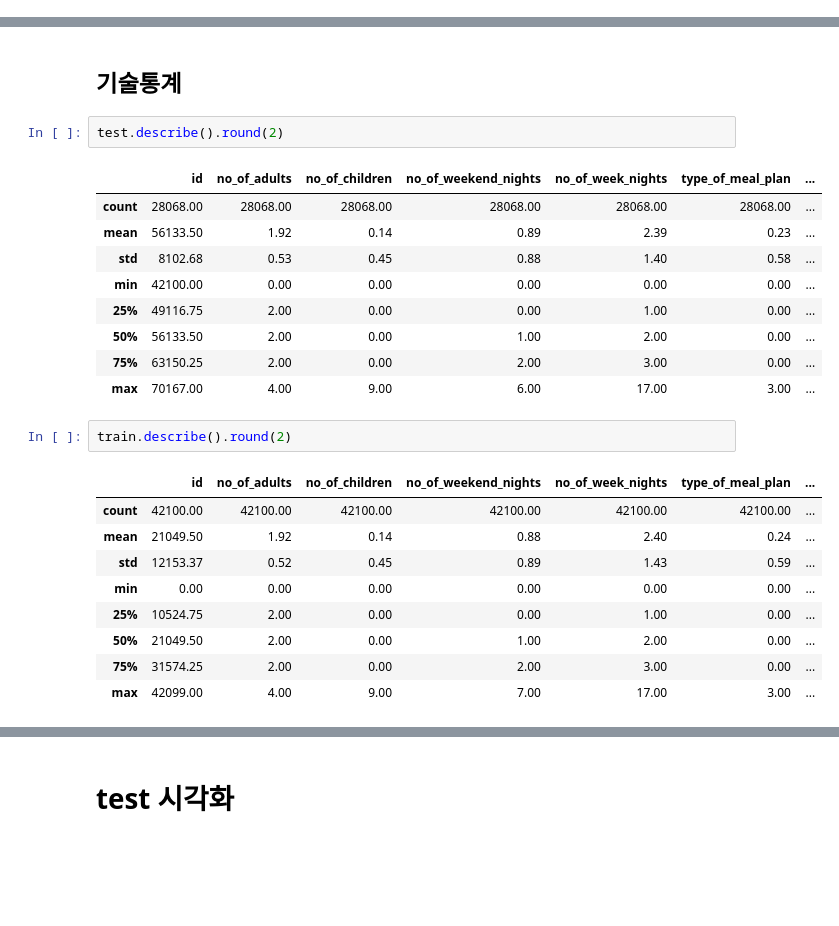
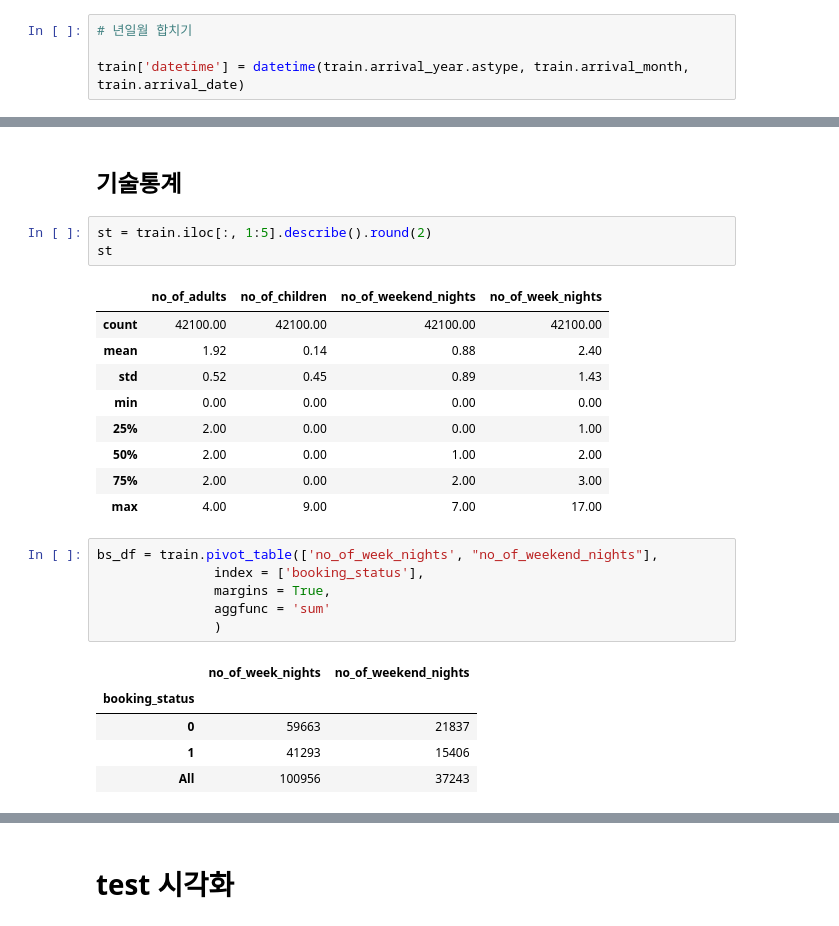
Before and after one commit to DataAnalysisProjectStudy-2023/Suhan, a Jupyter notebook: kaggle/230223/study.ipynb, the cells around one changed output, grey strips where cells are left out. Saved outputs shown, nothing was run; the diff lists cells and outputs as text; blank space fills up the shorter version.

```diff
--- a/kaggle/230223/study.ipynb
+++ b/kaggle/230223/study.ipynb
@@ -36,3 +29,7 @@ train.head()
 | 2 | 2 | 2 | 0 | 0 | 1 | 0 | ... |
 | 3 | 3 | 1 | 0 | 0 | 2 | 1 | ... |
 | 4 | 4 | 2 | 0 | 1 | 0 | 0 | ... |
+# %%
+# 년일월 합치기
+
+train['datetime'] = datetime(train.arrival_year.astype, train.arrival_month, train.arrival_date)
@@ -81,26 +111,27 @@ memory usage: 6.1 MB
 # %% [markdown]
 ## 기술통계
 # %%
-test.describe().round(2)
+st = train.iloc[:, 1:5].describe().round(2)
+st
 # %% [output]
-|  | id | no_of_adults | no_of_children | no_of_weekend_nights | no_of_week_nights | type_of_meal_plan | ... |
-| count | 28068.00 | 28068.00 | 28068.00 | 28068.00 | 28068.00 | 28068.00 | ... |
-| mean | 56133.50 | 1.92 | 0.14 | 0.89 | 2.39 | 0.23 | ... |
-| std | 8102.68 | 0.53 | 0.45 | 0.88 | 1.40 | 0.58 | ... |
-| min | 42100.00 | 0.00 | 0.00 | 0.00 | 0.00 | 0.00 | ... |
-| 25% | 49116.75 | 2.00 | 0.00 | 0.00 | 1.00 | 0.00 | ... |
-| 50% | 56133.50 | 2.00 | 0.00 | 1.00 | 2.00 | 0.00 | ... |
-| 75% | 63150.25 | 2.00 | 0.00 | 2.00 | 3.00 | 0.00 | ... |
-| max | 70167.00 | 4.00 | 9.00 | 6.00 | 17.00 | 3.00 | ... |
+|  | no_of_adults | no_of_children | no_of_weekend_nights | no_of_week_nights |
+| count | 42100.00 | 42100.00 | 42100.00 | 42100.00 |
+| mean | 1.92 | 0.14 | 0.88 | 2.40 |
+| std | 0.52 | 0.45 | 0.89 | 1.43 |
+| min | 0.00 | 0.00 | 0.00 | 0.00 |
+| 25% | 2.00 | 0.00 | 0.00 | 1.00 |
+| 50% | 2.00 | 0.00 | 1.00 | 2.00 |
+| 75% | 2.00 | 0.00 | 2.00 | 3.00 |
+| max | 4.00 | 9.00 | 7.00 | 17.00 |
-# %%
-train.describe().round(2)
-# %% [output]
-|  | id | no_of_adults | no_of_children | no_of_weekend_nights | no_of_week_nights | type_of_meal_plan | ... |
-| count | 42100.00 | 42100.00 | 42100.00 | 42100.00 | 42100.00 | 42100.00 | ... |
-| mean | 21049.50 | 1.92 | 0.14 | 0.88 | 2.40 | 0.24 | ... |
-| std | 12153.37 | 0.52 | 0.45 | 0.89 | 1.43 | 0.59 | ... |
-| min | 0.00 | 0.00 | 0.00 | 0.00 | 0.00 | 0.00 | ... |
-| 25% | 10524.75 | 2.00 | 0.00 | 0.00 | 1.00 | 0.00 | ... |
-| 50% | 21049.50 | 2.00 | 0.00 | 1.00 | 2.00 | 0.00 | ... |
-| 75% | 31574.25 | 2.00 | 0.00 | 2.00 | 3.00 | 0.00 | ... |
-| max | 42099.00 | 4.00 | 9.00 | 7.00 | 17.00 | 3.00 | ... |
+# %%
+bs_df = train.pivot_table(['no_of_week_nights', "no_of_weekend_nights"],
+               index = ['booking_status'],
+               margins = True,
+               aggfunc = 'sum'
+               )
+# %% [output]
+|  | no_of_week_nights | no_of_weekend_nights |
+| booking_status |  |  |
+| 0 | 59663 | 21837 |
+| 1 | 41293 | 15406 |
+| All | 100956 | 37243 |
```
Also changed, not shown: parts of 18 cells of this notebook.
